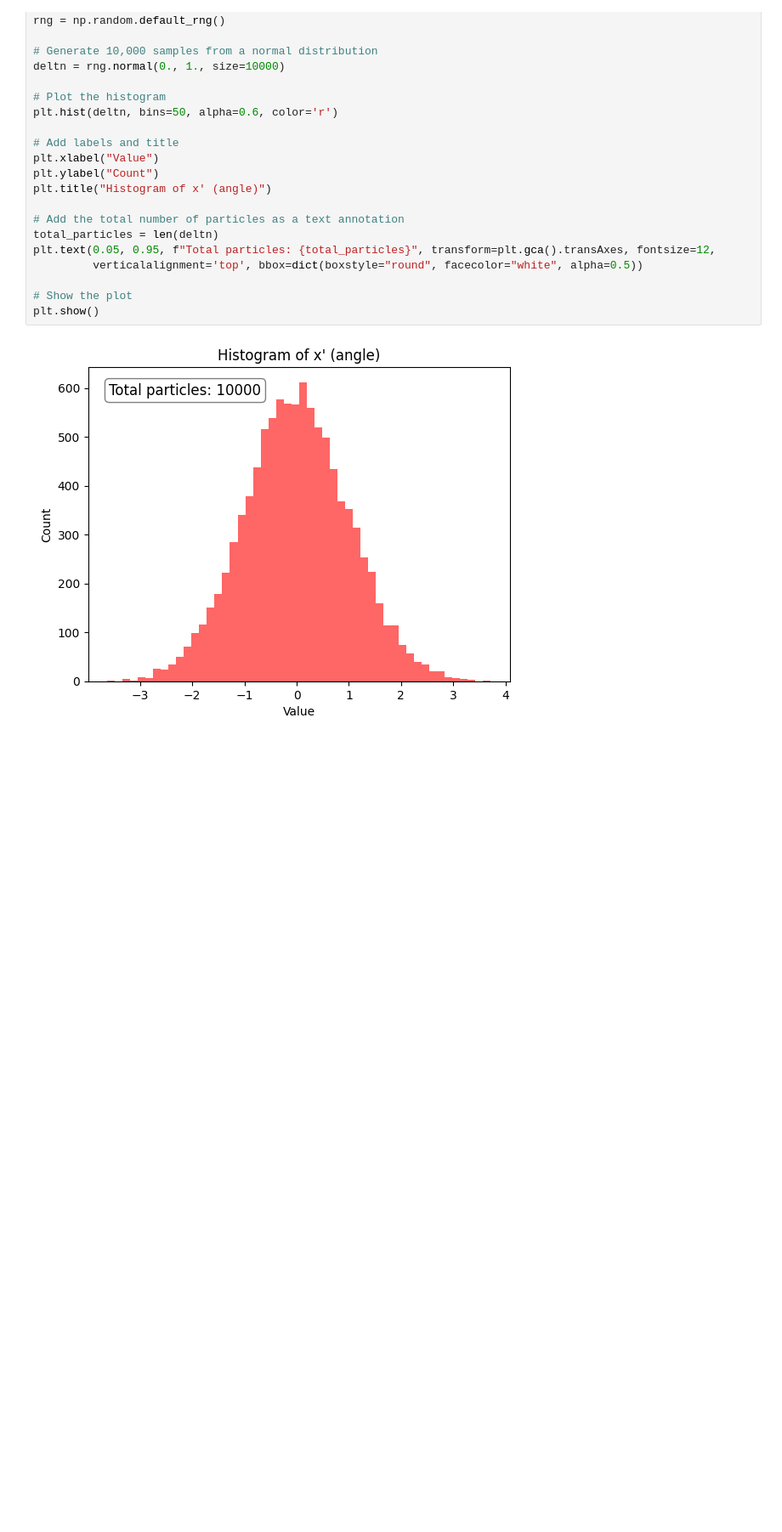
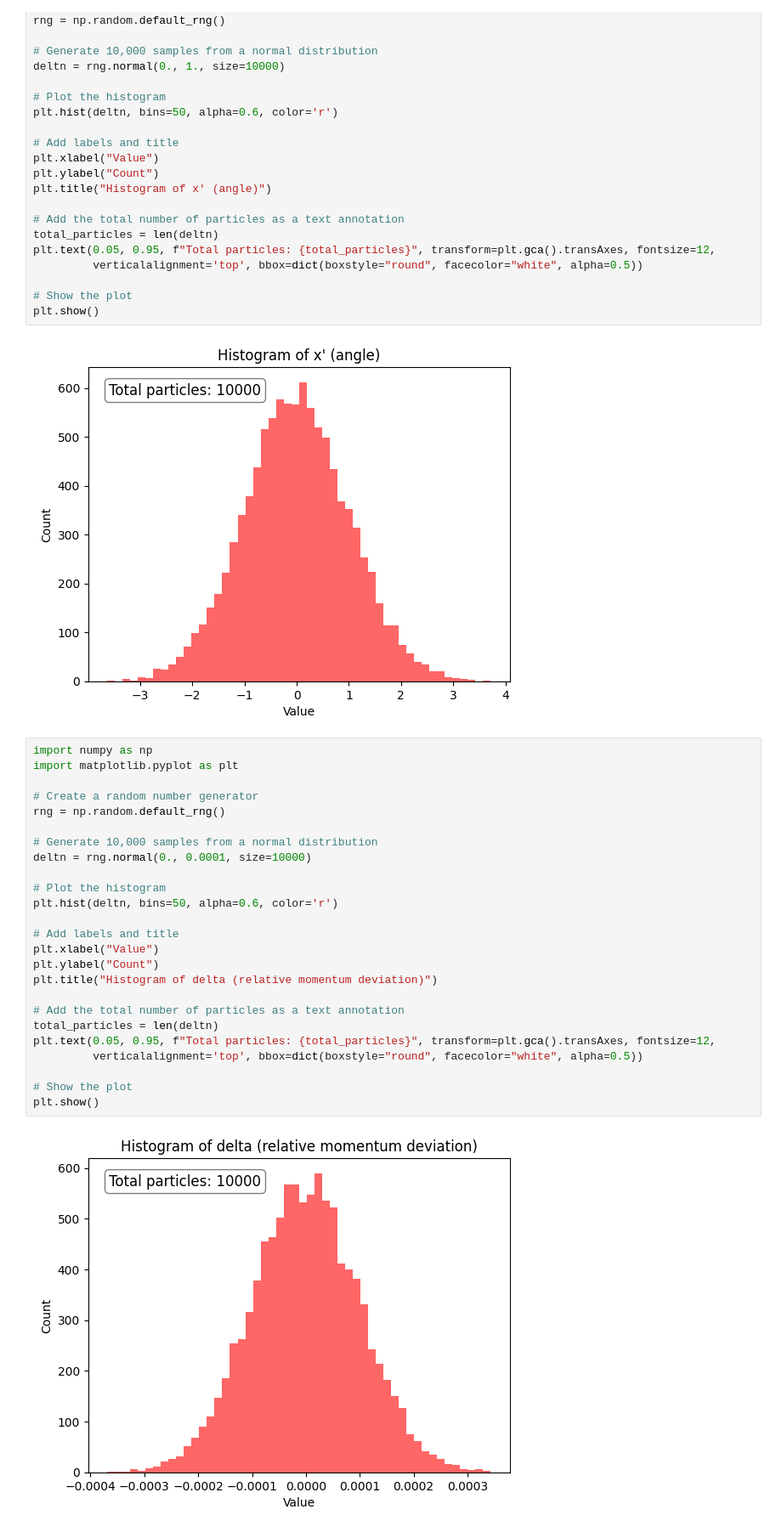
Before and after one commit to vtsianti/Stochastic-Cooling, a Jupyter notebook: studies/filter_cooling.ipynb, the cells around one changed output. Shown at 85% size. Drawn from its saved outputs; the diff is of its cells as text; blank space fills up the shorter version.

```diff
--- a/studies/filter_cooling.ipynb
+++ b/studies/filter_cooling.ipynb
@@ -715,3 +700,30 @@ plt.text(0.05, 0.95, f"Total particles: {total_particles}", transform=plt.gca().
 plt.show()
 # %% [output]
 [figure]
+# %%
+import numpy as np
+import matplotlib.pyplot as plt
+
+# Create a random number generator
+rng = np.random.default_rng()
+
+# Generate 10,000 samples from a normal distribution
+deltn = rng.normal(0., 0.0001, size=10000)
+
+# Plot the histogram
+plt.hist(deltn, bins=50, alpha=0.6, color='r')
+
+# Add labels and title
+plt.xlabel("Value")
+plt.ylabel("Count")
+plt.title("Histogram of delta (relative momentum deviation)")
+
+# Add the total number of particles as a text annotation
+total_particles = len(deltn)
+plt.text(0.05, 0.95, f"Total particles: {total_particles}", transform=plt.gca().transAxes, fontsize=12,
+         verticalalignment='top', bbox=dict(boxstyle="round", facecolor="white", alpha=0.5))
+
+# Show the plot
+plt.show()
+# %% [output]
+[figure, added]
```
Also changed, not shown: parts of 1 cell of this notebook, 5 other files.
